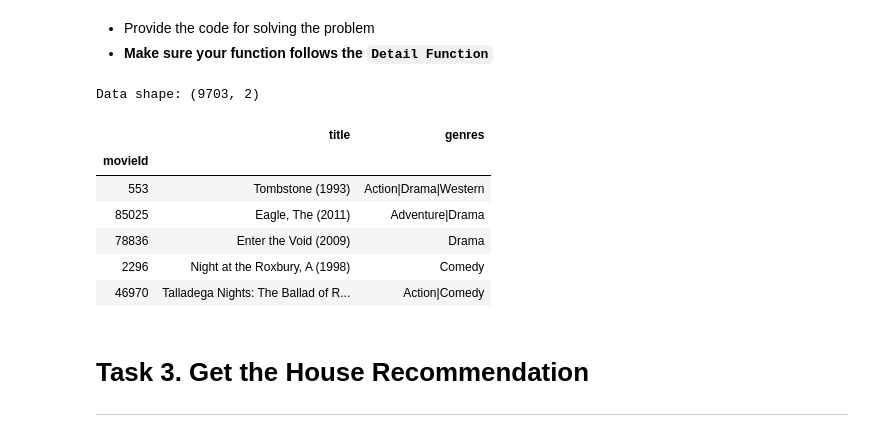
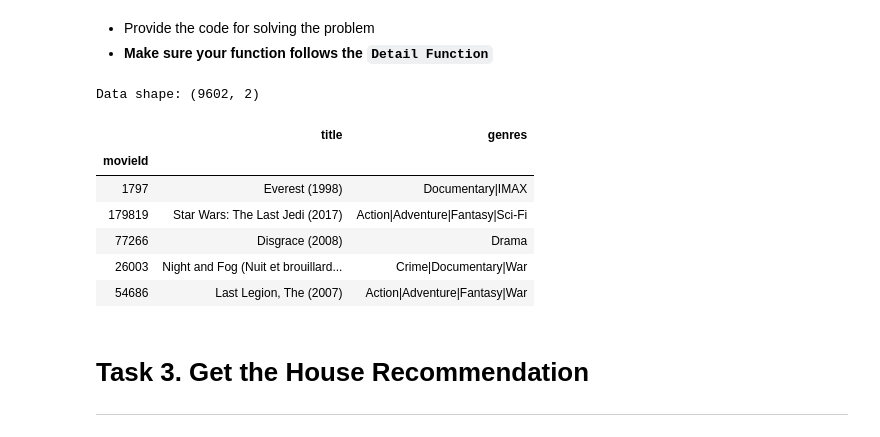
Before and after one commit to rochiekop/data-science, a Jupyter notebook: Data Visualization & Data Wrangling/Exercises/Week_6_Rochi_Eko_Pambudi_JPP_Data_Viz_&_Wrangling.ipynb, the cells around one changed output. Saved outputs shown, nothing was run; the diff lists cells and outputs as text; code cells hidden in the pictures.

```diff
--- a/Data Visualization & Data Wrangling/Exercises/Week_6_Rochi_Eko_Pambudi_JPP_Data_Viz_&_Wrangling.ipynb
+++ b/Data Visualization & Data Wrangling/Exercises/Week_6_Rochi_Eko_Pambudi_JPP_Data_Viz_&_Wrangling.ipynb
@@ -291,28 +291,28 @@ def transform_df(df):
 # %%
 # Define CONFIG variable
 CONFIG = {
     'path': {
         'user_data': 'ratings.csv',
         'metadata': 'movies.csv'
     }
 }
 
 # Cari unwatched data untuk userId = 3
-unwatched_data = get_unwatched_movie(userId = 3,
+unwatched_data = get_unwatched_movie(userId = 10,
                                      config = CONFIG)
 
 print('Data shape:', unwatched_data.shape)
 unwatched_data
 unwatched_data.sample(n=5, random_state=42)
 # %% [output]
-Data shape: (9703, 2)
+Data shape: (9602, 2)
 |  | title | genres |
 | movieId |  |  |
-| 553 | Tombstone (1993) | Action|Drama|Western |
-| 85025 | Eagle, The (2011) | Adventure|Drama |
-| 78836 | Enter the Void (2009) | Drama |
-| 2296 | Night at the Roxbury, A (1998) | Comedy |
-| 46970 | Talladega Nights: The Ballad of R... | Action|Comedy |
+| 1797 | Everest (1998) | Documentary|IMAX |
+| 179819 | Star Wars: The Last Jedi (2017) | Action|Adventure|Fantasy|Sci-Fi |
+| 77266 | Disgrace (2008) | Drama |
+| 26003 | Night and Fog (Nuit et brouillard... | Crime|Documentary|War |
+| 54686 | Last Legion, The (2007) | Action|Adventure|Fantasy|War |
 # %% [markdown]
 # Task 3. Get the House Recommendation
 
```
Also changed, not shown: parts of 5 cells of this notebook, 7 other files.
